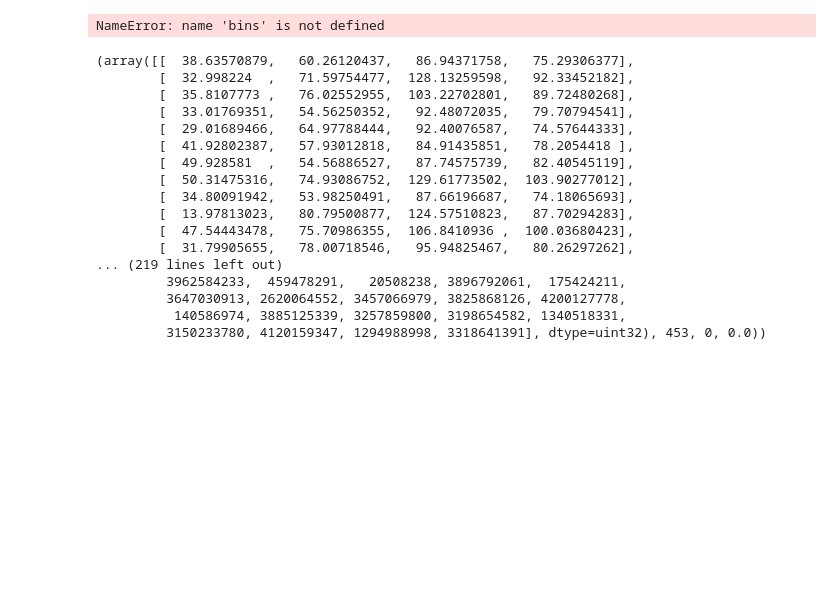
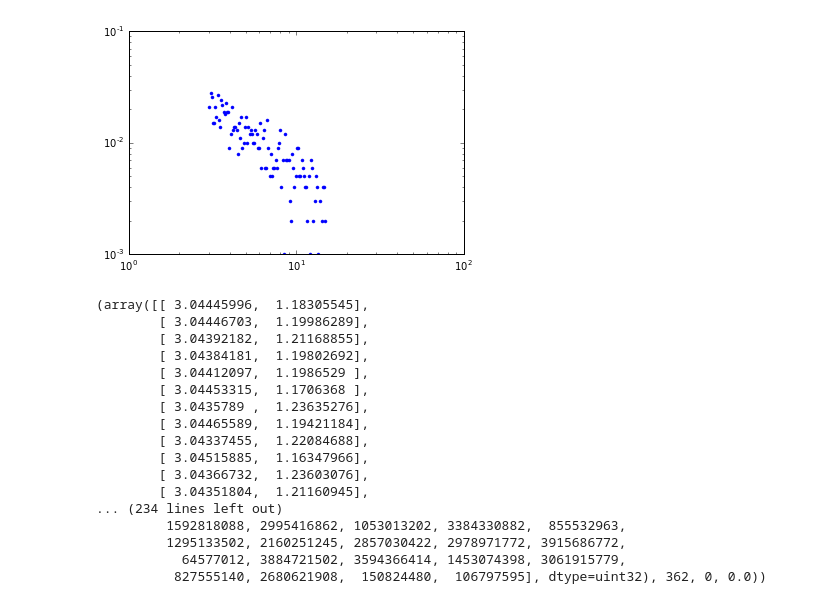
Before and after one commit to MaxGenecov/StellarPopulations, a Jupyter notebook: Homework2Problem2.ipynb, the cells around one changed output. Saved outputs shown, nothing was run; the diff lists cells and outputs as text; code cells hidden in the pictures; blank space fills up the shorter version.

```diff
--- a/Homework2Problem2.ipynb
+++ b/Homework2Problem2.ipynb
@@ -28,45 +31,50 @@ NameError: name 'n' is not defined
 # %%
-plt.plot(bins[:-1],n/sum(n),'.')
+binavg = (bins[:-1]+bins[1:])/2.
+plt.plot(binavg,n/sum(n),'.')
 plt.yscale('log')
 plt.xscale('log')
+error = np.sqrt(n)+1
+
+
+''' The histogram, again, as merely data points'''
 # %% [output]
-NameError: name 'bins' is not defined
+[figure, added]
 # %%
 import emcee
 
-def powerLH(theta, M):
-    if theta[2] < 0:
+def powerLHMC(theta, M, N):
+    if theta[0] < 3:
         return -np.inf
-    if theta[0] < 0:
+    if theta[0] > 100:
         return -np.inf
     if theta[1] < 0:
         return -np.inf
-    c = (1.-theta[2])/(theta[1]**(1-theta[2])-theta[0]**(1-theta[2]))
-    P = np.sum(c*M**(-theta[2]))
+    c = (1.-theta[1])/(-3.**(1-theta[1])+theta[0]**(1-theta[1]))
+    P = -.5*np.sum(((c*M**(-theta[1])-N)**2.))
     return P
 
-ndim, nwalkers = 4, 100
-pos = [1+1e-2*np.random.randn(ndim) for i in range(nwalkers)]
+ndim, nwalkers = 2, 100
+pos = [4+1e-2*np.random.randn(ndim) for i in range(nwalkers)]
 
-sampler = emcee.EnsembleSampler(nwalkers, ndim, powerLH, args = [testM])
-sampler.run_mcmc(pos, 2000)
+sampler = emcee.EnsembleSampler(nwalkers, ndim, powerLHMC, args = [binavg, n])
+sampler.run_mcmc(pos, 10000)
 # %% [output]
-(array([[  38.63570879,   60.26120437,   86.94371758,   75.29306377],
-        [  32.998224  ,   71.59754477,  128.13259598,   92.33452182],
-        [  35.8107773 ,   76.02552955,  103.22702801,   89.72480268],
-        [  33.01769351,   54.56250352,   92.48072035,   79.70794541],
-        [  29.01689466,   64.97788444,   92.40076587,   74.57644333],
-        [  41.92802387,   57.93012818,   84.91435851,   78.2054418 ],
-        [  49.928581  ,   54.56886527,   87.74575739,   82.40545119],
-        [  50.31475316,   74.93086752,  129.61773502,  103.90277012],
-        [  34.80091942,   53.98250491,   87.66196687,   74.18065693],
-        [  13.97813023,   80.79500877,  124.57510823,   87.70294283],
-        [  47.54443478,   75.70986355,  106.8410936 ,  100.03680423],
-        [  31.79905655,   78.00718546,   95.94825467,   80.26297262],
-... (219 lines left out)
-         3962584233,  459478291,   20508238, 3896792061,  175424211,
-         3647030913, 2620064552, 3457066979, 3825868126, 4200127778,
-          140586974, 3885125339, 3257859800, 3198654582, 1340518331,
-         3150233780, 4120159347, 1294988998, 3318641391], dtype=uint32), 453, 0, 0.0))
+(array([[ 3.04445996,  1.18305545],
+        [ 3.04446703,  1.19986289],
+        [ 3.04392182,  1.21168855],
+        [ 3.04384181,  1.19802692],
+        [ 3.04412097,  1.1986529 ],
+        [ 3.04453315,  1.1706368 ],
+        [ 3.0435789 ,  1.23635276],
+        [ 3.04465589,  1.19421184],
+        [ 3.04337455,  1.22084688],
+        [ 3.04515885,  1.16347966],
+        [ 3.04366732,  1.23603076],
+        [ 3.04351804,  1.21160945],
+... (234 lines left out)
+         1592818088, 2995416862, 1053013202, 3384330882,  855532963,
+         1295133502, 2160251245, 2857030422, 2978971772, 3915686772,
+           64577012, 3884721502, 3594366414, 1453074398, 3061915779,
+          827555140, 2680621908,  150824480,  106797595], dtype=uint32), 362, 0, 0.0))
 # %%
 plt.figure(figsize = (10,10))
```
Also changed, not shown: parts of 19 cells of this notebook, 6 other files.
